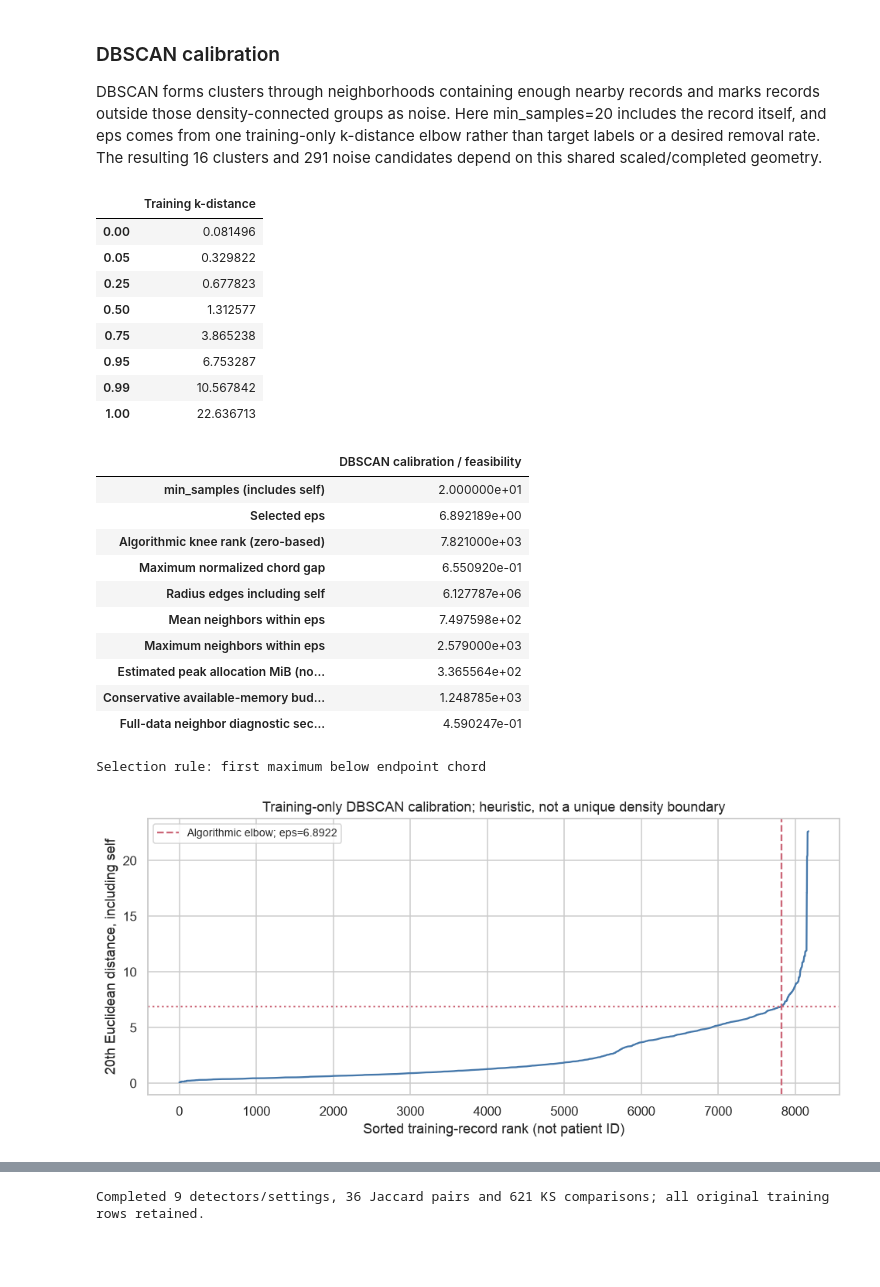
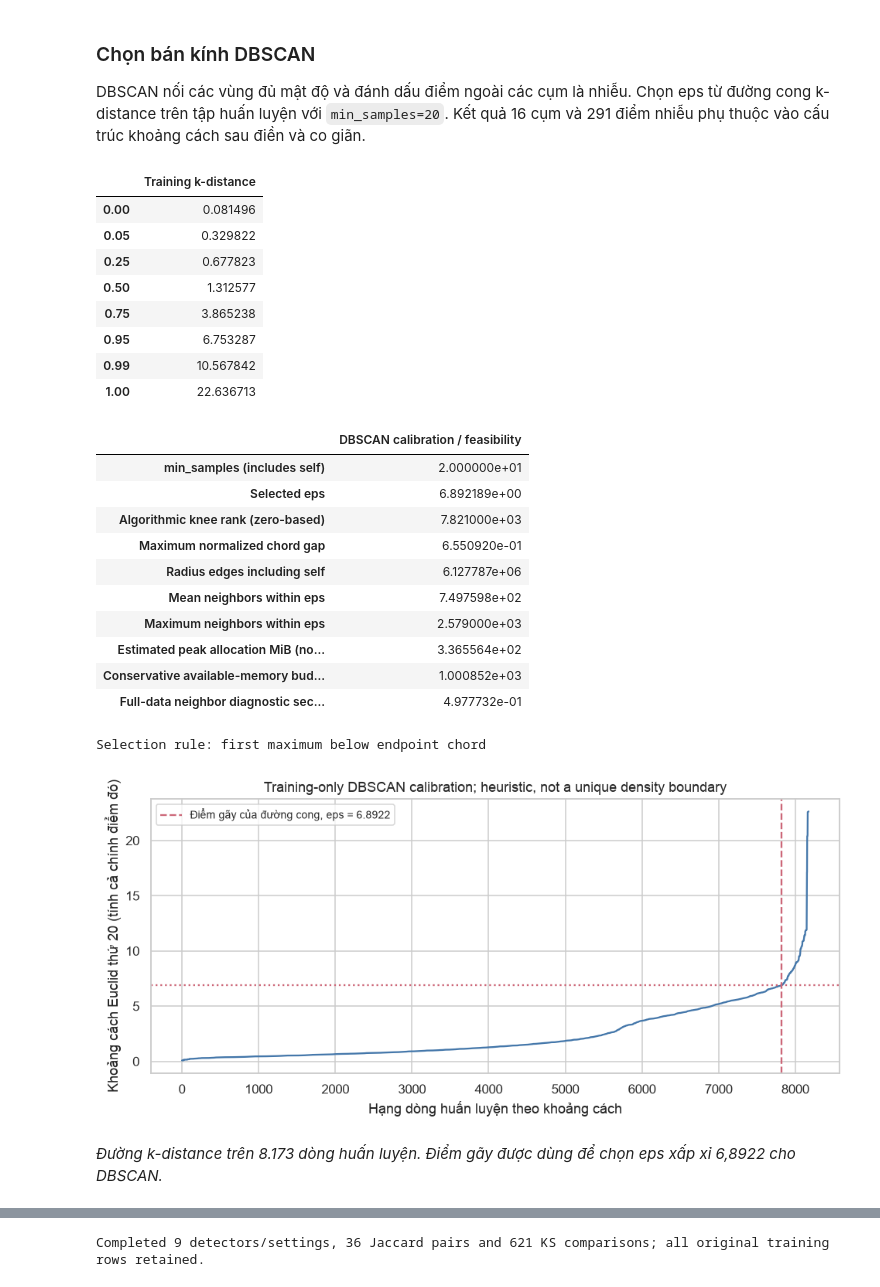
Before and after one commit to hungstupid/data-mining-preprocessing, a Jupyter notebook: book/tabular/03_outliers.ipynb, the cells around one changed output, grey strips where cells are left out. Saved outputs shown, nothing was run; the diff lists cells and outputs as text; code cells hidden in the pictures; blank space fills up the shorter version.

```diff
--- a/book/tabular/03_outliers.ipynb
+++ b/book/tabular/03_outliers.ipynb
@@ -438,8 +426,8 @@ else:print("No LOF fit warnings recorded; this does not validate neighborhood ge
 No LOF fit warnings recorded; this does not validate neighborhood geometry.
 # %% [markdown]
-### DBSCAN calibration
+### Chọn bán kính DBSCAN
 
-DBSCAN forms clusters through neighborhoods containing enough nearby records and marks records outside those density-connected groups as noise. Here min_samples=20 includes the record itself, and eps comes from one training-only k-distance elbow rather than target labels or a desired removal rate. The resulting 16 clusters and 291 noise candidates depend on this shared scaled/completed geometry.
+DBSCAN nối các vùng đủ mật độ và đánh dấu điểm ngoài các cụm là nhiễu. Chọn eps từ đường cong k-distance trên tập huấn luyện với `min_samples=20`. Kết quả 16 cụm và 291 điểm nhiễu phụ thuộc vào cấu trúc khoảng cách sau điền và co giãn.
 # %%
 DBSCAN_MIN_SAMPLES=20
 
@@ -482,39 +470,40 @@ stage03_dbscan_feasibility=pd.Series({"min_samples (includes self)":DBSCAN_MIN_S
     "Selected eps":DBSCAN_EPS,"Algorithmic knee rank (zero-based)":stage03_knee_rank,
     "Maximum normalized chord gap":stage03_knee_gap,"Radius edges including self":stage03_radius_edges,
     "Mean neighbors within eps":stage03_radius_counts.mean(),"Maximum neighbors within eps":stage03_radius_counts.max(),
     "Estimated peak allocation MiB (not measured RSS)":stage03_dbscan_peak_estimate_mib,
     "Conservative available-memory budget MiB":stage03_dbscan_budget_mib,"Full-data neighbor diagnostic seconds":stage03_neighbor_seconds})
-display(stage03_k_distances.quantile([0,.05,.25,.5,.75,.95,.99,1.]).rename("Training k-distance").to_frame())
-display(stage03_dbscan_feasibility.to_frame("DBSCAN calibration / feasibility"))
+display_report(stage03_k_distances.quantile([0,.05,.25,.5,.75,.95,.99,1.]).rename("Training k-distance").to_frame())
+display_report(stage03_dbscan_feasibility.to_frame("DBSCAN calibration / feasibility"))
 print("Selection rule:",stage03_eps_rule)
 fig,ax=plt.subplots(figsize=(9,4.3))
 ax.plot(np.sort(stage03_k_distances),color="#4477AA")
-ax.axvline(stage03_knee_rank,color="#CC6677",linestyle="--",label=f"Algorithmic elbow; eps={DBSCAN_EPS:.4f}")
+ax.axvline(stage03_knee_rank,color="#CC6677",linestyle="--",label=f"Điểm gãy của đường cong, eps = {DBSCAN_EPS:.4f}")
 ax.axhline(DBSCAN_EPS,color="#CC6677",linestyle=":")
-ax.set(xlabel="Sorted training-record rank (not patient ID)",ylabel="20th Euclidean distance, including self",
+ax.set(xlabel="Hạng dòng huấn luyện theo khoảng cách",ylabel="Khoảng cách Euclid thứ 20 (tính cả chính điểm đó)",
        title="Training-only DBSCAN calibration; heuristic, not a unique density boundary")
-ax.legend(fontsize=9);plt.tight_layout();plt.show()
+ax.legend(fontsize=9);plt.tight_layout();show_figure(fig, "Đường k-distance trên 8.173 dòng huấn luyện. Điểm gãy được dùng để chọn eps xấp xỉ 6,8922 cho DBSCAN.")
 # %% [output]
 |  | Training k-distance |
 | 0.00 | 0.081496 |
 | 0.05 | 0.329822 |
 | 0.25 | 0.677823 |
 | 0.50 | 1.312577 |
 | 0.75 | 3.865238 |
 | 0.95 | 6.753287 |
 | 0.99 | 10.567842 |
 | 1.00 | 22.636713 |
 |  | DBSCAN calibration / feasibility |
 | min_samples (includes self) | 2.000000e+01 |
 | Selected eps | 6.892189e+00 |
 | Algorithmic knee rank (zero-based) | 7.821000e+03 |
 | Maximum normalized chord gap | 6.550920e-01 |
 | Radius edges including self | 6.127787e+06 |
 | Mean neighbors within eps | 7.497598e+02 |
 | Maximum neighbors within eps | 2.579000e+03 |
 | Estimated peak allocation MiB (no... | 3.365564e+02 |
-| Conservative available-memory bud... | 1.248785e+03 |
-| Full-data neighbor diagnostic sec... | 4.590247e-01 |
+| Conservative available-memory bud... | 1.000852e+03 |
+| Full-data neighbor diagnostic sec... | 4.977732e-01 |
 Selection rule: first maximum below endpoint chord
-[figure, old version]
+[figure, new version]
+*Đường k-distance trên 8.173 dòng huấn luyện. Điểm gãy được dùng để chọn eps xấp xỉ 6,8922 cho DBSCAN.*
 # %% [markdown]
```
Also changed, not shown: parts of 30 cells of this notebook, 23 other files.
